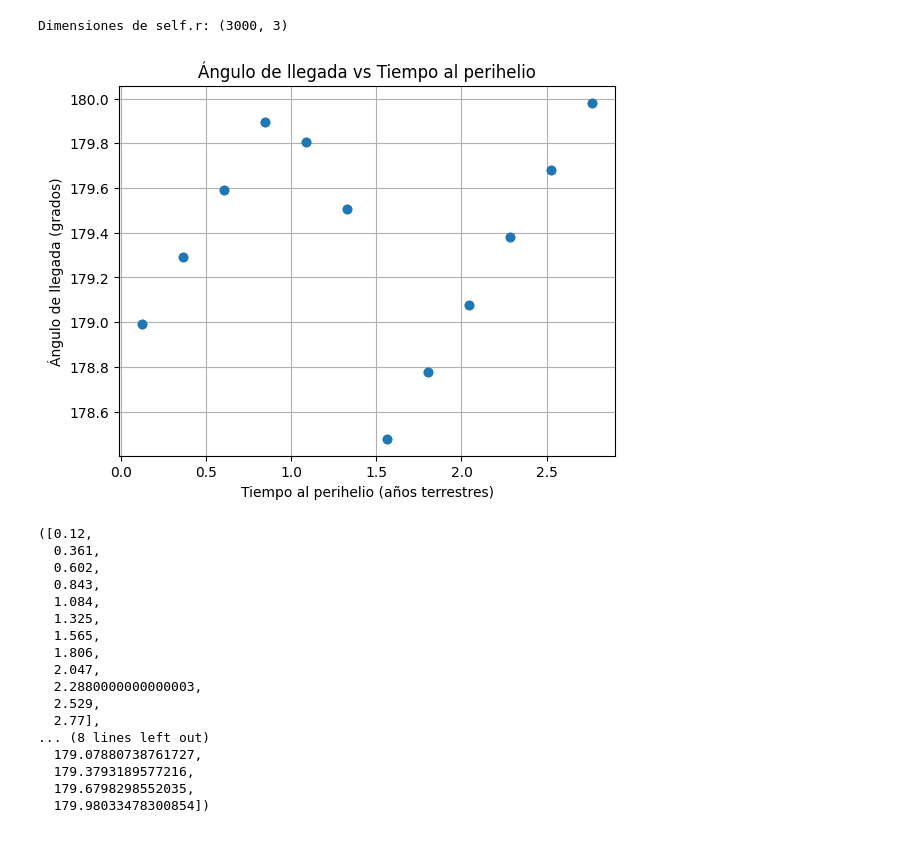
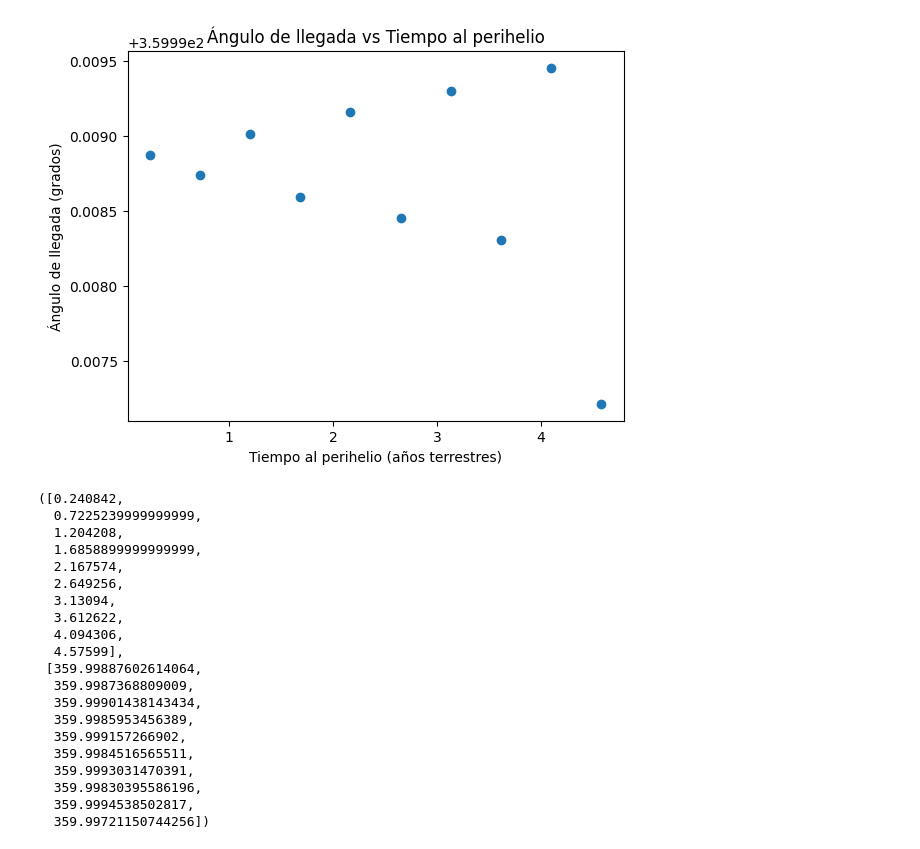
Before and after one commit to JuanseSanchez/MetodosII_JuanSanchez_SamuelSanchez, a Jupyter notebook: Tarea2/Punto 6 taller2.ipynb, the cells around one changed output. Drawn from its saved outputs; the diff is of its cells as text; code cells hidden in the pictures.

```diff
--- a/Tarea2/Punto 6 taller2.ipynb
+++ b/Tarea2/Punto 6 taller2.ipynb
@@ -14,6 +14,7 @@ class Planeta:
         self.e = e # Excentricidad
         self.a_ = a # Semi-eje mayor
 
+        self.alpha = 1.1e-8
         self.G = 4*np.pi**2 # Unidades gaussianas
 
         self.r = np.zeros(3)
@@ -29,13 +30,12 @@ class Planeta:
         # El valor del pasado
         self.rp = self.r
 
-        print("Dimensiones de self.r:", self.R.shape)
+
 
     def GetAceleration(self):
 
         d = np.linalg.norm(self.r)
-        alpha = 1.1e-8
-        self.a = ((-self.G/d**3)*(1+(alpha/d**3)))*self.r
+        self.a = (-self.G/d**3)*self.r*(1+self.alpha/np.square(d))
 
         return self.a
 
@@ -51,8 +51,11 @@ class Planeta:
 
             # rp pasado, r presente rf futuro ***revisar verlet self.v***
             self.rf = 2*self.r - self.rp + self.a*self.dt**2
+            d = np.linalg.norm(self.rf)
+            self.af = (-self.G/d**3)*self.rf*(1+self.alpha/np.square(d))
             self.v = self.v + 0.5 * (self.a + self.GetAceleration()) * self.dt
 
+            self.a = self.af
             self.rp = self.r
             self.r = self.rf
 
@@ -81,7 +84,6 @@ class Planeta:
                 angle.append(np.abs(np.arctan2(self.R[i][1], self.R[i][0])*180/np.pi))
 
 
-
         return timeup, angle
 # %%
 def GetPlanetas(t):
@@ -96,40 +98,47 @@ def RunSimulation(t,Planetas):
             Planetas[i].Evolution(it)
     return Planetas
 # %%
-dt = 0.001
-tmax = 3
+dt = 1e-6
+tmax = 2.5
 t = np.arange(0., tmax, dt)
 Planetas = GetPlanetas(t)
 Planetas = RunSimulation(t, Planetas)
-# %% [output]
-Dimensiones de self.r: (3000, 3)
 # %%
 # Obtener tiempo y ángulo de llegada al perihelio de Mercurio
 perihelio_time, angle = Planetas[0].GetPerihelio()
+perihelio_time2 = []
+angle2 = []
+for i in range(len(perihelio_time)):
+    perihelio_time2.append(perihelio_time[i]*2)
+    angle2.append(angle[i]*2)
 
-plt.plot(perihelio_time*2, angle*2, 'o')
+
+plt.plot(perihelio_time2, angle2, 'o')
 plt.xlabel('Tiempo al perihelio (años terrestres)')
 plt.ylabel('Ángulo de llegada (grados)')
 plt.title('Ángulo de llegada vs Tiempo al perihelio')
-plt.grid(True)
 plt.show()
-perihelio_time, angle
+
+perihelio_time2, angle2
 # %% [output]
-[figure, old version]
+[figure, new version]
-([0.12,
-  0.361,
-  0.602,
-  0.843,
-  1.084,
-  1.325,
-  1.565,
-  1.806,
-  2.047,
-  2.2880000000000003,
-  2.529,
-  2.77],
-... (8 lines left out)
-  179.07880738761727,
-  179.3793189577216,
-  179.6798298552035,
-  179.98033478300854])
+([0.240842,
+  0.7225239999999999,
+  1.204208,
+  1.6858899999999999,
+  2.167574,
+  2.649256,
+  3.13094,
+  3.612622,
+  4.094306,
+  4.57599],
+ [359.99887602614064,
+  359.9987368809009,
+  359.99901438143434,
+  359.9985953456389,
+  359.999157266902,
+  359.9984516565511,
+  359.9993031470391,
+  359.99830395586196,
+  359.9994538502817,
+  359.99721150744256])
```
